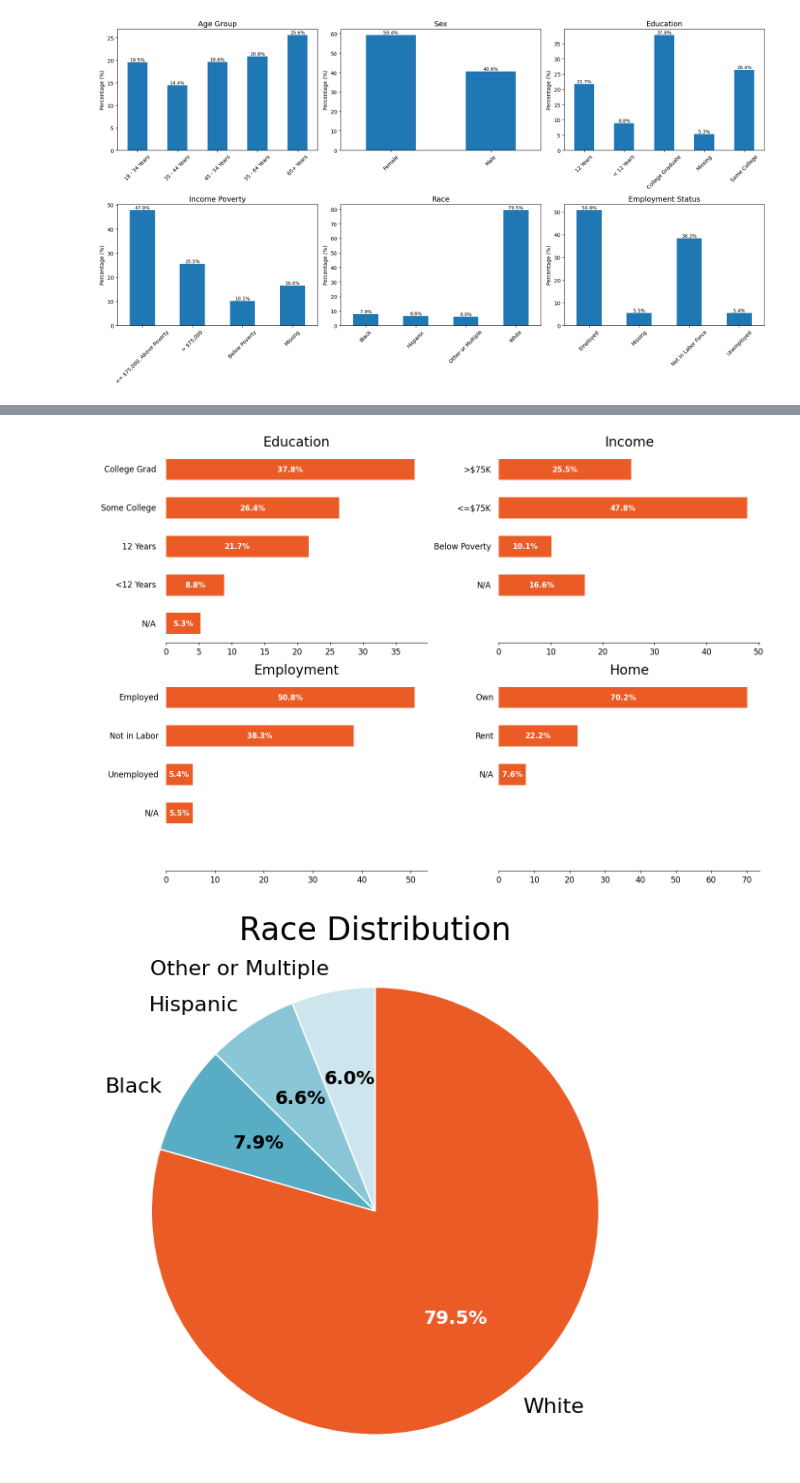
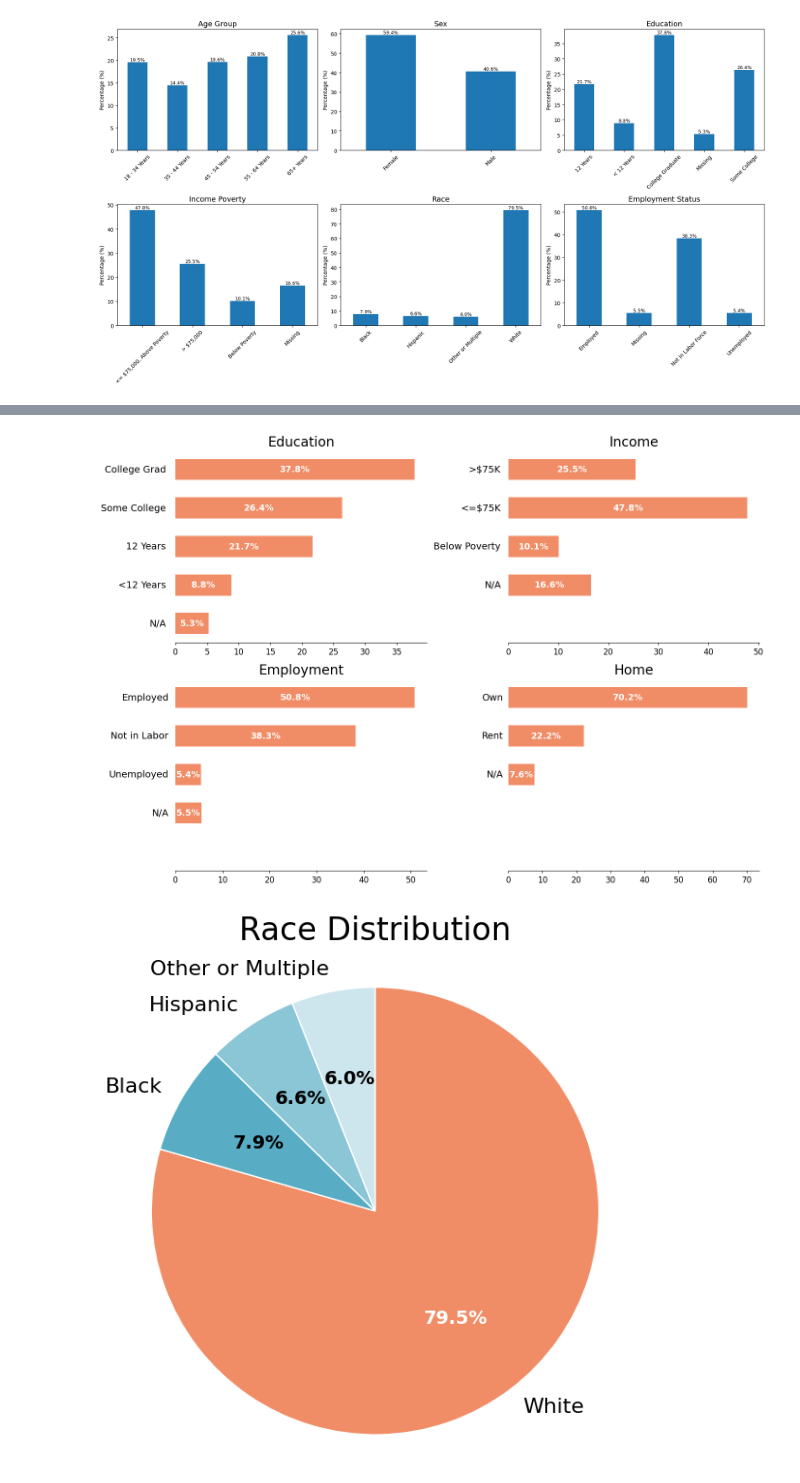
Before and after one commit to sergiimakhin/flu-vaccination-project, a Jupyter notebook: notebooks/EDA_extended.ipynb, the cells around one changed output, grey strips where cells are left out. Cells and saved outputs as stored; diff of their text form; code cells hidden in the pictures.

```diff
--- a/notebooks/EDA_extended.ipynb
+++ b/notebooks/EDA_extended.ipynb
@@ -295,5 +295,5 @@ plt.show()
 # %%
-COLOR = "#EA5B25"     # Red
+COLOR = "#F08C66"     # Red
 TEXT_COLOR = "#000000"
 BG_COLOR = "#FFFFFF"
 
@@ -396,7 +396,7 @@ for ax, (title, labels, vals) in zip(axes, plots):
             ax.text(
                 -1.5, y, label,
                 ha='right', va='center',
-                fontsize=12, color=TEXT_COLOR
+                fontsize=14, color=TEXT_COLOR
             )
 
     # value labels inside bars
@@ -406,7 +406,7 @@ for ax, (title, labels, vals) in zip(axes, plots):
                 val / 2, y,
                 f"{val:.1f}%",
                 ha='center', va='center',
-                fontsize=11, color="white", fontweight="bold"
+                fontsize=13, color="white", fontweight="bold"
             )
 
     ax.set_title(title, fontsize=20, color=TEXT_COLOR)
@@ -431,14 +431,14 @@ for ax, (title, labels, vals) in zip(axes, plots):
 plt.tight_layout(rect=[0, 0.06, 1, 1])
 plt.show()
 # %% [output]
-[figure, old version]
+[figure, new version]
 # %%
 import matplotlib.pyplot as plt
 import matplotlib.colors as mcolors
 import pandas as pd
 
 COLOR_PALETTE = [
-    "#EA5B25",  # primary red
+    "#F08C66",
     "#58ADC5",
     "#8AC6D6",
     "#CDE6EE",
@@ -448,6 +448,9 @@ LIGHT_COLORS = ["#58adc5", "#8ac6d6", "#cde6ee"]  # lowercase for matching
 
 TEXT_COLOR = "#000000"
 BG_COLOR = "#FFFFFF"
+
+# Calculate race percentages
+race_pct = df_train['race'].value_counts(normalize=True) * 100
 
 # -----------------------------
 # PIE CHART
@@ -466,31 +469,31 @@ wedges, texts, autotexts = ax.pie(
     colors=COLOR_PALETTE[:len(race_pct)],
     textprops={"color": TEXT_COLOR, "fontsize": 16},
     wedgeprops={"edgecolor": "white"}
 )
 
 # Style percentage labels (conditional color)
 for wedge, autotext in zip(wedges, autotexts):
     hex_color = mcolors.to_hex(wedge.get_facecolor())
     if hex_color.lower() in LIGHT_COLORS:
         autotext.set_color("black")
     else:
         autotext.set_color("white")
 
     autotext.set_fontweight("bold")
     autotext.set_fontsize(14)
 
 # Title (slightly higher)
 ax.set_title(
     "Race Distribution",
     fontsize=24,
     color=TEXT_COLOR,
     loc="center",
     pad=20
 )
 
 ax.axis("equal")  # ensure circle
 
 plt.tight_layout()
 plt.show()
 # %% [output]
-[figure, old version]
+[figure, new version]
```
Also changed, not shown: parts of 1 cell of this notebook, 8 other files.
